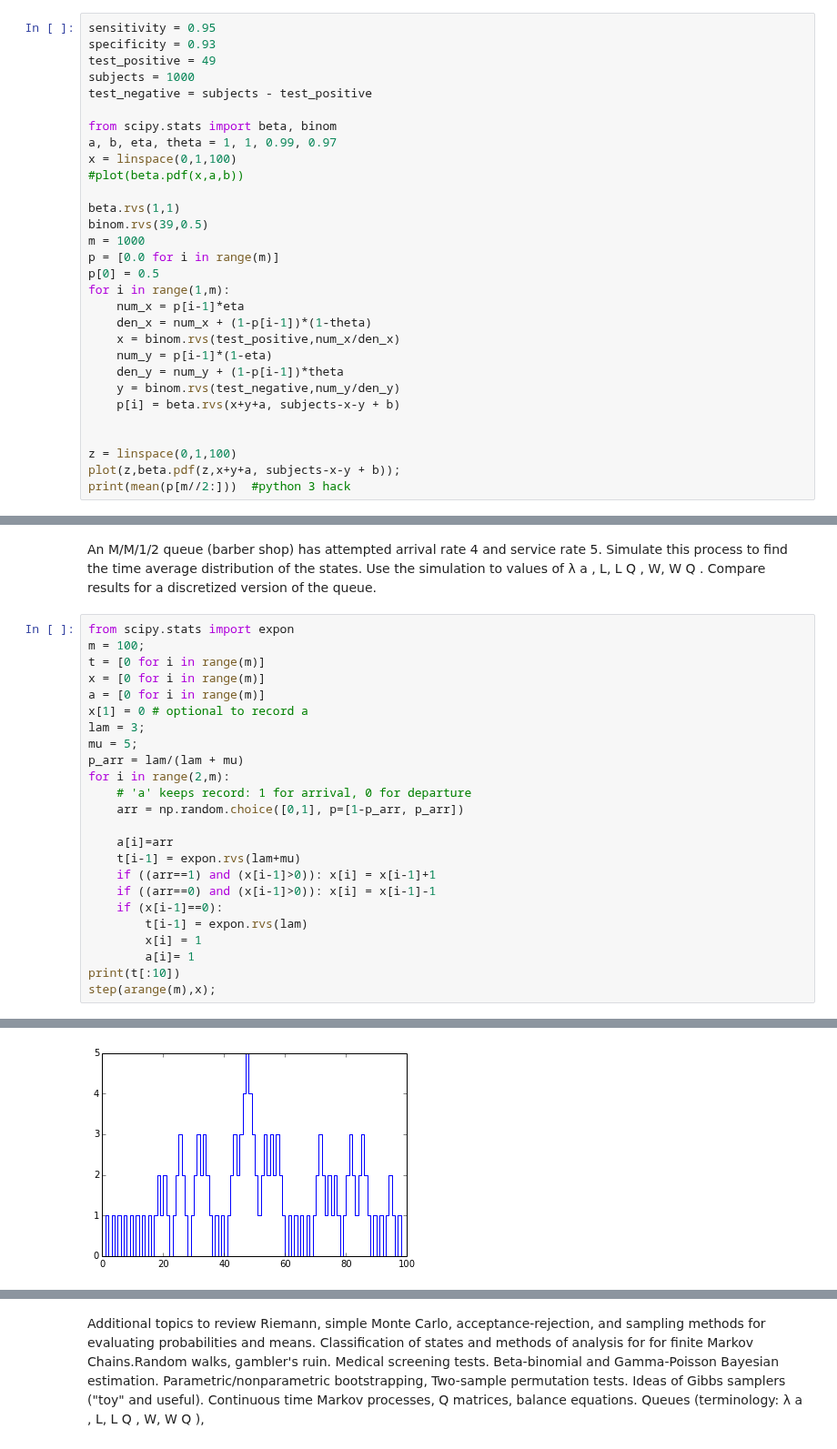
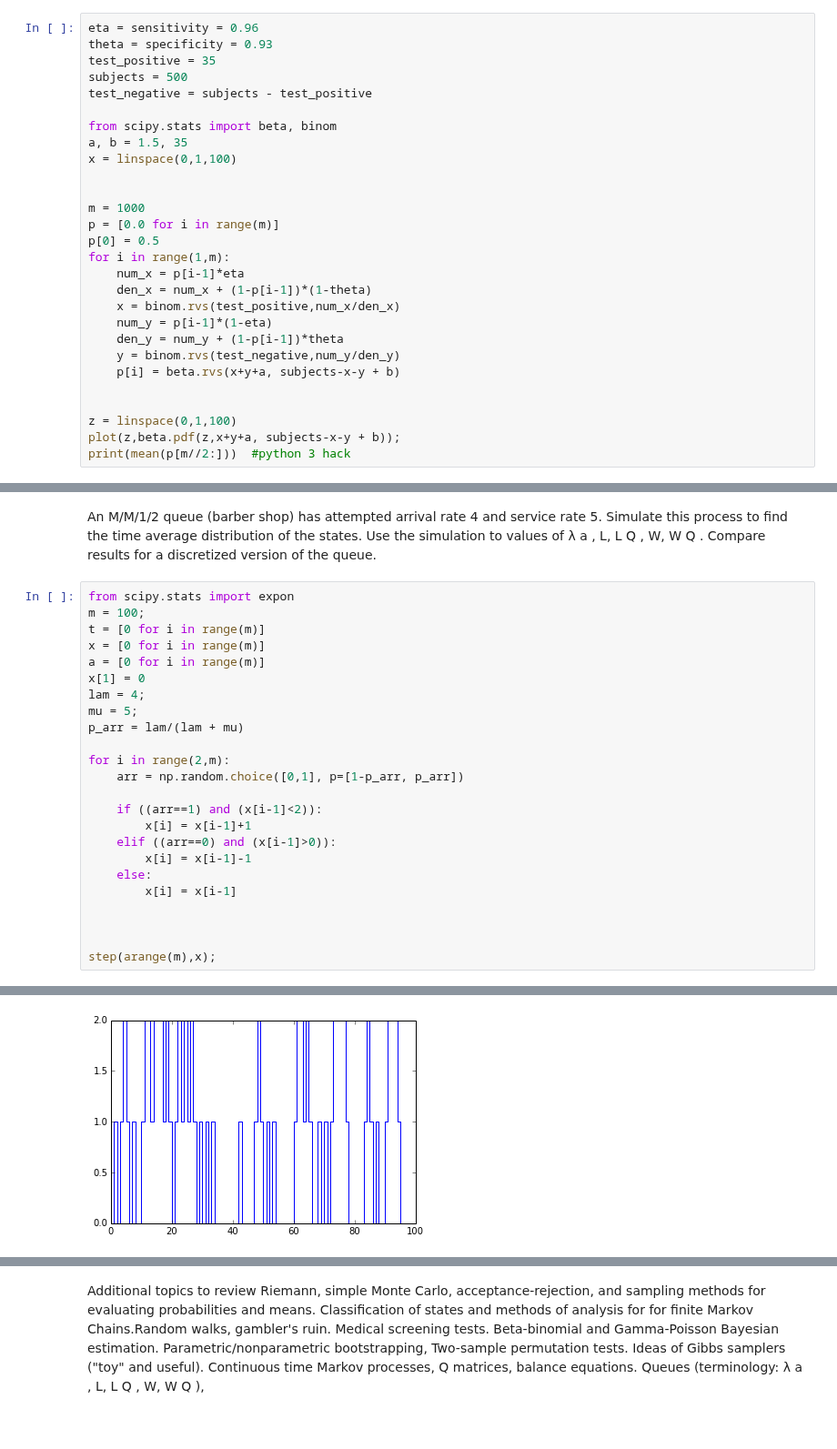
Before and after one commit to Chuphay/school, a Jupyter notebook: simulation/Final.ipynb, the cells around one changed output, grey strips where cells are left out. Shown at 91% size. Drawn from its saved outputs; the diff is of its cells as text.

```diff
--- a/simulation/Final.ipynb
+++ b/simulation/Final.ipynb
@@ -49,19 +51,17 @@ Assume prior BETA(1.5, 35). Use a Gibbs sampler to find Bayesian point estimates
 power of a positive test.. Find the 95% two-sided Bayesian probability interval for prevalence, also and upper bounds.
 Make appropriate diagnostic graphs of the Markov Chain for prevalence.
 # %%
-sensitivity = 0.95
-specificity = 0.93
-test_positive = 49
-subjects = 1000
+eta = sensitivity = 0.96
+theta = specificity = 0.93
+test_positive = 35
+subjects = 500
 test_negative = subjects - test_positive
 
 from scipy.stats import beta, binom
-a, b, eta, theta = 1, 1, 0.99, 0.97
+a, b = 1.5, 35
 x = linspace(0,1,100)
-#plot(beta.pdf(x,a,b))
 
-beta.rvs(1,1)
-binom.rvs(39,0.5)
+
 m = 1000
 p = [0.0 for i in range(m)]
 p[0] = 0.5
@@ -91,22 +91,22 @@ m = 100;
 t = [0 for i in range(m)]
 x = [0 for i in range(m)]
 a = [0 for i in range(m)]
-x[1] = 0 # optional to record a
-lam = 3;
+x[1] = 0
+lam = 4;
 mu = 5;
 p_arr = lam/(lam + mu)
+
 for i in range(2,m):
-    # 'a' keeps record: 1 for arrival, 0 for departure
     arr = np.random.choice([0,1], p=[1-p_arr, p_arr])
 
-    a[i]=arr
-    t[i-1] = expon.rvs(lam+mu)
-    if ((arr==1) and (x[i-1]>0)): x[i] = x[i-1]+1
-    if ((arr==0) and (x[i-1]>0)): x[i] = x[i-1]-1
-    if (x[i-1]==0):
-        t[i-1] = expon.rvs(lam)
-        x[i] = 1
-        a[i]= 1
-print(t[:10])
+    if ((arr==1) and (x[i-1]<2)):
+        x[i] = x[i-1]+1
+    elif ((arr==0) and (x[i-1]>0)):
+        x[i] = x[i-1]-1
+    else:
+        x[i] = x[i-1]
+
+
+
 step(arange(m),x);
 # %% [output]
@@ -115,2 +113,2 @@ step(arange(m),x);
-[figure, old version]
+[figure, new version]
 # %% [markdown]
```
Also changed, not shown: parts of 11 cells of this notebook.
